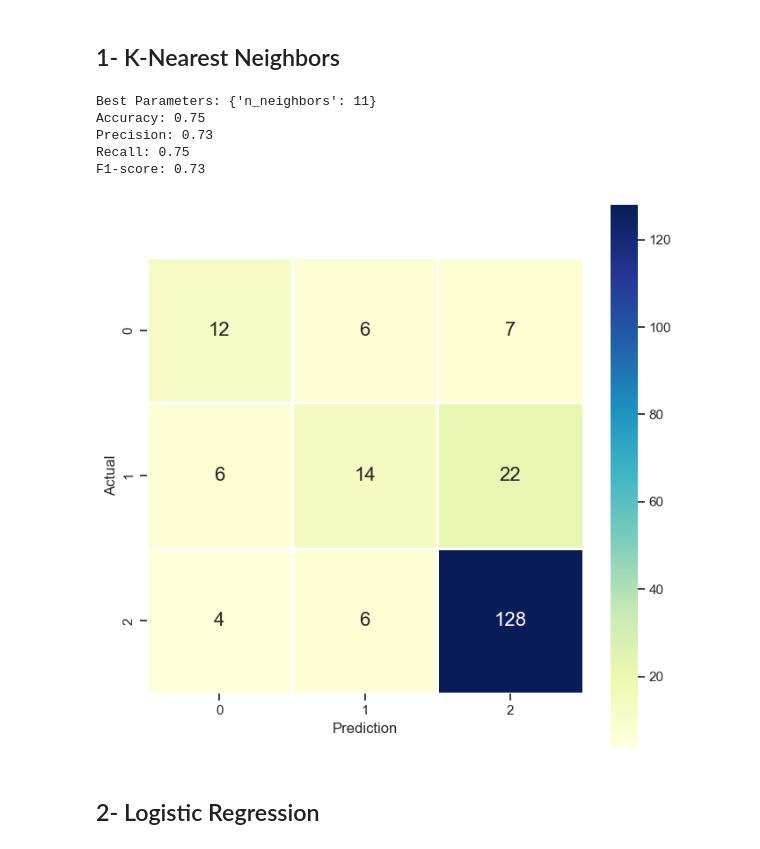
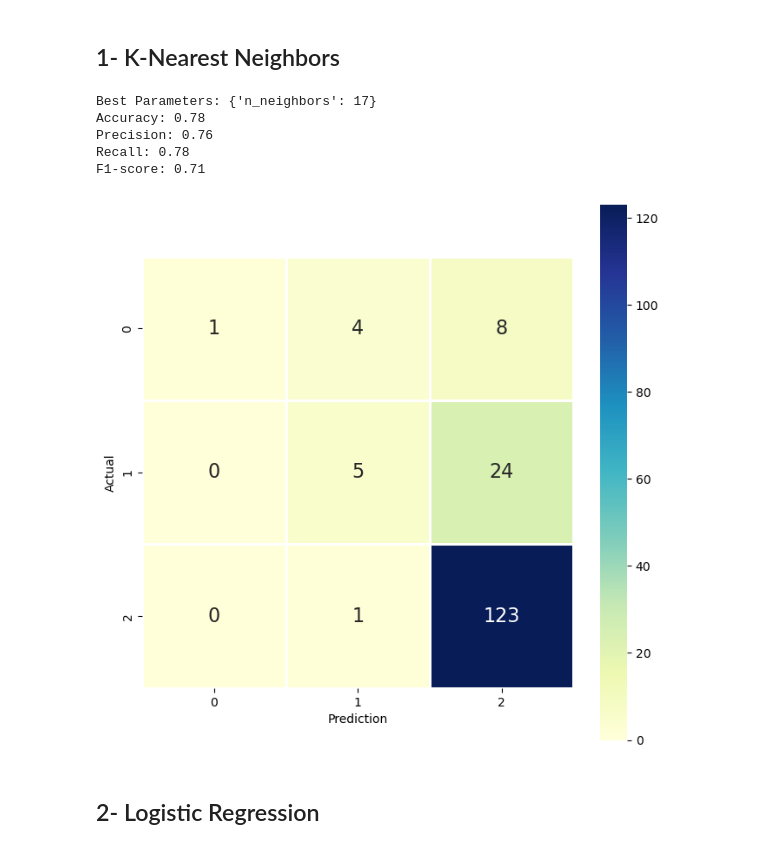
Before and after one commit to hamzaezzine/Predict-students-dropout-and-academic-success-using-machine-learning-algorithms, a Jupyter notebook: notebook-project.ipynb, the cells around one changed output. Cells and saved outputs as stored; diff of their text form; code cells hidden in the pictures.

Commit message:
fix remove outliers and add model evaluation

```diff
--- a/notebook-project.ipynb
+++ b/notebook-project.ipynb
@@ -185,7 +185,7 @@ plt.show()
 # %% [output]
 [figure]
 # %%
-data_2 = pd.read_csv("dataset.csv")
+data_2 = data.copy()
 
 data_2.replace("Dropout",0,inplace=True)
 data_2.replace("Enrolled",1,inplace=True)
@@ -278,0 +234,24 @@ plt.show()
+# %%
+def remove_outliers_iqr(df, column, k):
+    Q1 = df[column].quantile(0.25)
+    Q3 = df[column].quantile(0.75)
+    IQR = Q3 - Q1
+    lower_bound = Q1 - k * IQR
+    upper_bound = Q3 + k * IQR
+    df_filtered = df[(df[column] >= lower_bound) & (df[column] <= upper_bound)]
+    return df_filtered
+
+for col in data_no_outliers.columns[:-1]:
+    data_no_outliers = remove_outliers_iqr(data_no_outliers, col, 1)
+
+plt.figure(figsize=(18, 12))
+gs = GridSpec(7, 5)
+
+for i, col in enumerate(data_no_outliers.columns[:-1]):
+    ax = plt.subplot(gs[i])
+    sns.boxplot(x='Target', y=col, data=data_no_outliers, palette='viridis')
+    ax.set_xlabel('Target', fontsize=10)
+    ax.set_ylabel(col, fontsize=10)
+
+plt.tight_layout()
+plt.show()
@@ -313,48 +278,63 @@ X_train = scaler.fit_transform(X_train)
 X_test = scaler.transform(X_test)
 # %% [markdown]
 # 5. Model Selection and Training
+# %%
+algorithms = ['K-Nearest Neighbors', 'Logistic Regression', 'Decision Tree', 'Random Forest', 'SVM', 'Naive Bayes']
+accuracies = []
+precisions = []
+recalls = []
+f1_scores = []
+
+
+def append_metrics(accuracy, precision, recall, f1):
+    accuracies.append(accuracy)
+    precisions.append(precision)
+    recalls.append(recall)
+    f1_scores.append(f1)
 # %% [markdown]
 ## 1-  K-Nearest Neighbors
 # %%
 knn = KNeighborsClassifier()
 
-param_grid = {'n_neighbors': [3, 5, 7, 9, 11, 13, 15, 17]}
+param_grid = {'n_neighbors': [3, 5, 7, 9, 11, 13, 15, 17, 19, 21, 23, 25, 27, 30]}
 
 grid_search = GridSearchCV(knn, param_grid, cv=5, scoring='accuracy')
 grid_search.fit(X_train, y_train)
 
 
 best_params = grid_search.best_params_
 print("Best Parameters:", best_params)
 
 
 best_knn = KNeighborsClassifier(n_neighbors=best_params['n_neighbors'])
 best_knn.fit(X_train, y_train)
 
 y_pred = best_knn.predict(X_test)
 
 
 accuracy = accuracy_score(y_test, y_pred)
 precision, recall, f1, _ = precision_recall_fscore_support(y_test, y_pred, average='weighted')
 
 print(f"Accuracy: {accuracy:.2f}")
 print(f"Precision: {precision:.2f}")
 print(f"Recall: {recall:.2f}")
 print(f"F1-score: {f1:.2f}")
 
+append_metrics(accuracy, precision, recall, f1)
+
 cm = confusion_matrix(y_test, y_pred)
 
 fig, ax = plt.subplots(figsize=(8, 8))
 sns.heatmap(cm, fmt=".0f", cmap="YlGnBu", linewidth=1, square=True, annot=True, annot_kws={"fontsize": 16}, ax=ax)
 ax.set_xlabel("Prediction")
 ax.set_ylabel("Actual")
 plt.show()
 # %% [output]
-Best Parameters: {'n_neighbors': 11}
-Accuracy: 0.75
-Precision: 0.73
-Recall: 0.75
-F1-score: 0.73
+Best Parameters: {'n_neighbors': 17}
+Accuracy: 0.78
+Precision: 0.76
+Recall: 0.78
+F1-score: 0.71
-[figure, old version]
+[figure, new version]
 # %% [markdown]
 ## 2- Logistic Regression
```
Also changed, not shown: parts of 21 cells of this notebook.
